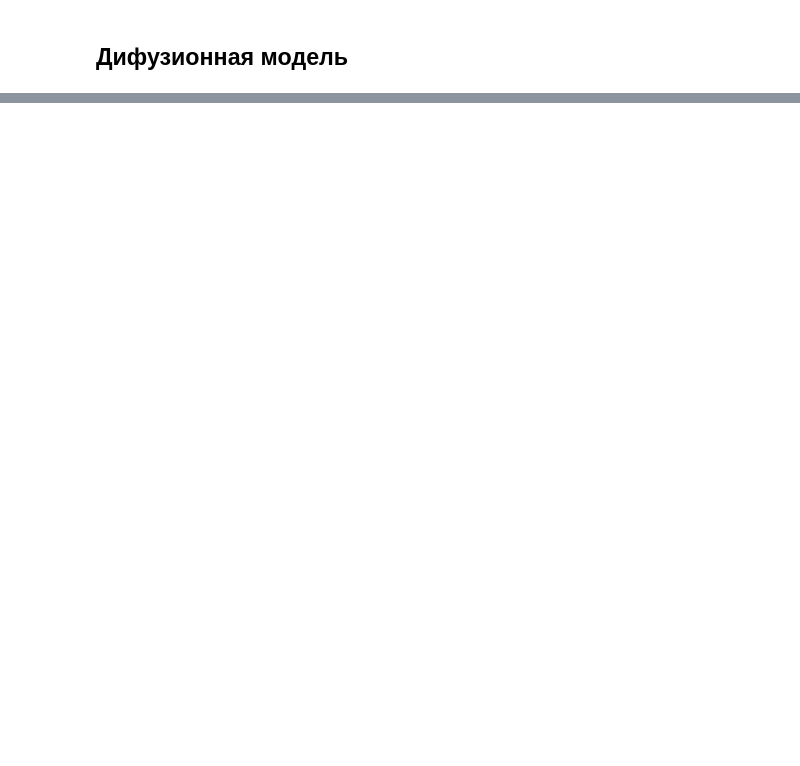
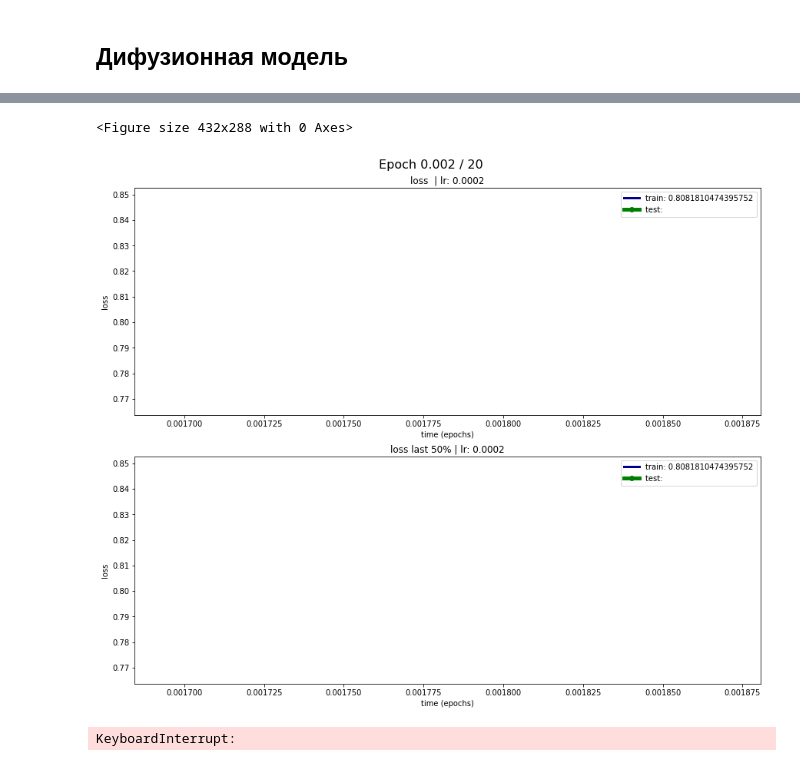
Before and after one commit to flydzen/diploma, a Jupyter notebook: main_difuse.ipynb, the cells around one changed output, grey strips where cells are left out. Cells and saved outputs as stored; diff of their text form; code cells hidden in the pictures; blank space fills up the shorter version.

```diff
--- a/main_difuse.ipynb
+++ b/main_difuse.ipynb
@@ -768,10 +809,15 @@ for idx in range(0, 10):
 # %%
-params = [SVG.ENCODE_HEIGHT * LINE_WIDTH, 2350, 2300, 1640, 1128, 494]
+#!g1.4
+params = [SVG.ENCODE_HEIGHT * LINE_WIDTH, 2350, 1800, 1640, 1128, 500]
 
 model, optimizer, scheduler, loss_fn = setup_cae(
     params=params,
     lr=2e-4,
     weight_decay=2e-5,
+    step_size=3,
 )
 
 diffusion = Diffusion(model)
+
+print("Num params: ", sum(p.numel() for p in model.parameters()))
+model
@@ -792,12 +857,16 @@ KeyboardInterrupt:
 # %%
-# epoch = 0
+#!g1.4
 run(
     model=diffusion,
     dataloader=enc_dataloader,
     optimizer=optimizer,
     scheduler=scheduler,
     epochs=20,
     params=params,
-    batch_size=128,
+    batch_size=512,
     # run_name=f'run_diffusion_size{SVG.ENCODE_HEIGHT}_{",".join(map(str, params))}',
 )
+# %% [output]
+<Figure size 432x288 with 0 Axes>
+[figure, added]
+KeyboardInterrupt:
```
Also changed, not shown: parts of 25 cells of this notebook, 5 other files.
